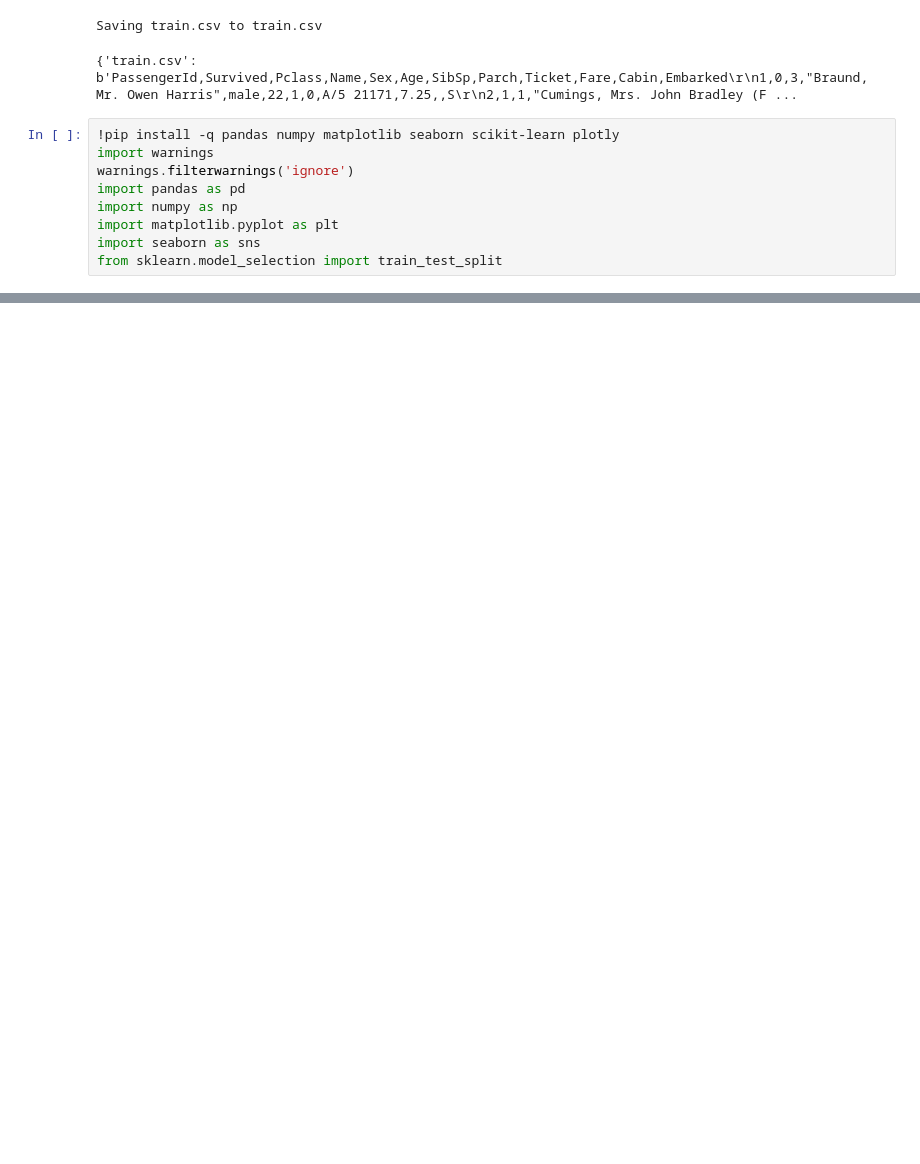
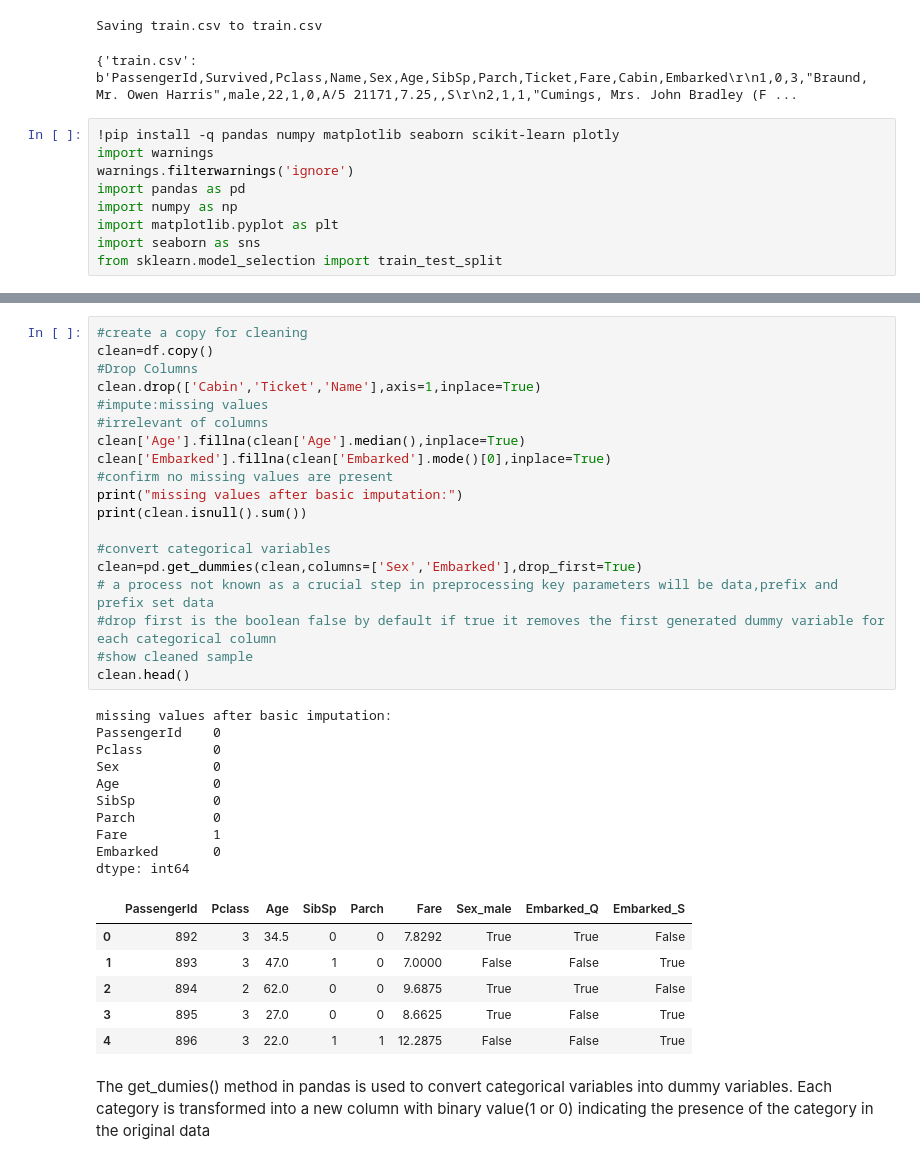
Before and after one commit to JuluriVarsha02/datascience, a Jupyter notebook: code1.ipynb, the cells around one changed output, grey strips where cells are left out. Cells and saved outputs as stored; diff of their text form; blank space fills up the shorter version.

```diff
--- a/code1.ipynb
+++ b/code1.ipynb
@@ -63,0 +134,39 @@ dtype: int64
+# %%
+#create a copy for cleaning
+clean=df.copy()
+#Drop Columns
+clean.drop(['Cabin','Ticket','Name'],axis=1,inplace=True)
+#impute:missing values
+#irrelevant of columns
+clean['Age'].fillna(clean['Age'].median(),inplace=True)
+clean['Embarked'].fillna(clean['Embarked'].mode()[0],inplace=True)
+#confirm no missing values are present
+print("missing values after basic imputation:")
+print(clean.isnull().sum())
+
+#convert categorical variables
+clean=pd.get_dummies(clean,columns=['Sex','Embarked'],drop_first=True)
+# a process not known as a crucial step in preprocessing key parameters will be data,prefix and prefix set data
+#drop first is the boolean false by default if true it removes the first generated dummy variable for each categorical column
+#show cleaned sample
+clean.head()
+# %% [output]
+missing values after basic imputation:
+PassengerId    0
+Pclass         0
+Sex            0
+Age            0
+SibSp          0
+Parch          0
+Fare           1
+Embarked       0
+dtype: int64
+|  | PassengerId | Pclass | Age | SibSp | Parch | Fare | Sex_male | Embarked_Q | Embarked_S |
+| 0 | 892 | 3 | 34.5 | 0 | 0 | 7.8292 | True | True | False |
+| 1 | 893 | 3 | 47.0 | 1 | 0 | 7.0000 | False | False | True |
+| 2 | 894 | 2 | 62.0 | 0 | 0 | 9.6875 | True | True | False |
+| 3 | 895 | 3 | 27.0 | 0 | 0 | 8.6625 | True | False | True |
+| 4 | 896 | 3 | 22.0 | 1 | 1 | 12.2875 | False | False | True |
+# %% [markdown]
+The get_dumies() method in pandas is used to convert categorical variables into dummy variables.
+Each category is transformed into a new column with binary value(1 or 0) indicating the presence of the category in the original data
```
Also changed, not shown: parts of 9 cells of this notebook.
